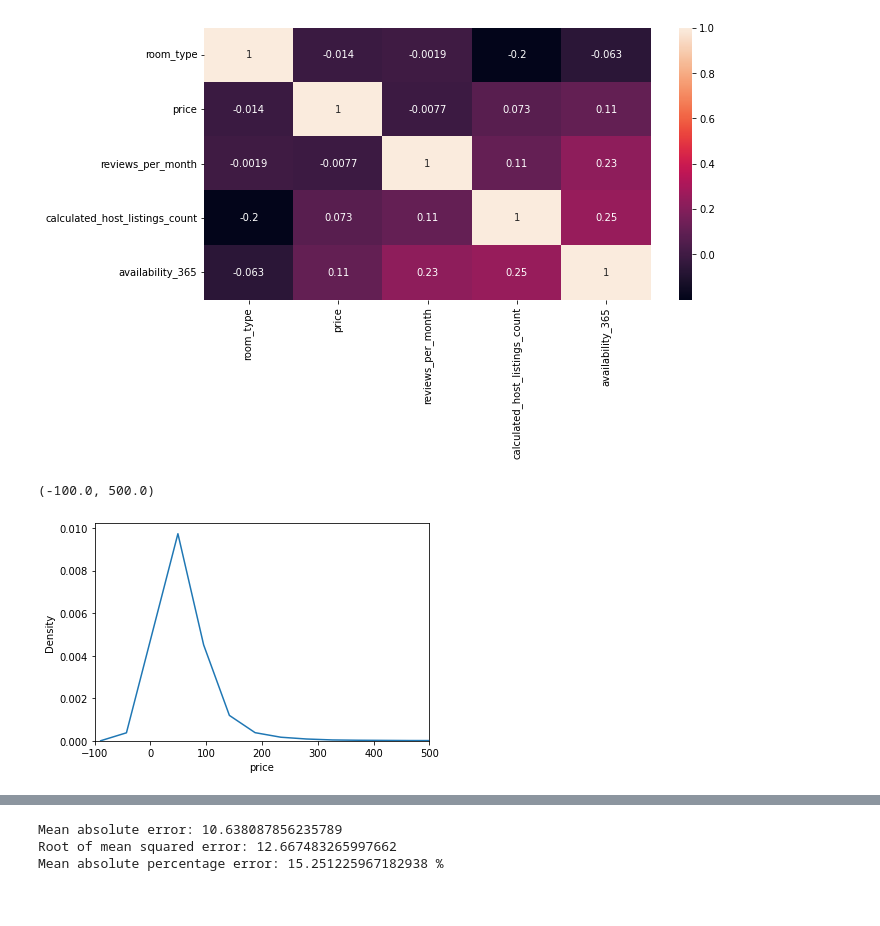
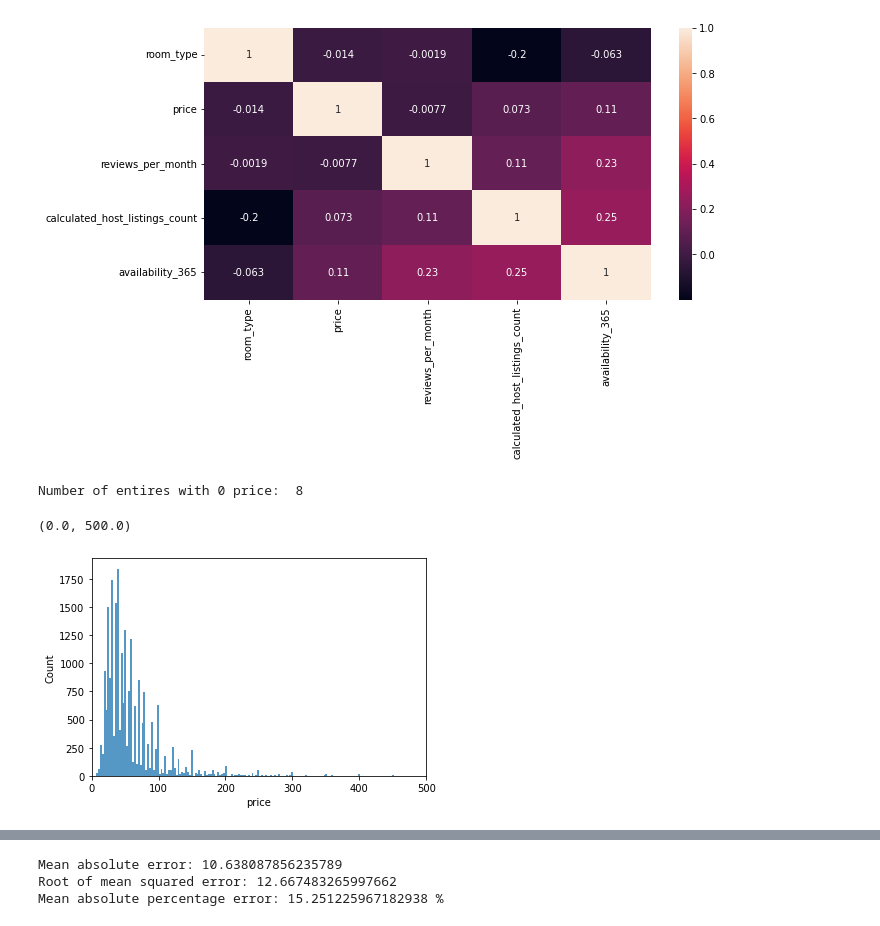
Before and after one commit to hbaghramyan/Airbnb-Berlin-Price-Prediction, a Jupyter notebook: berlin_bnb.ipynb, the cells around one changed output, grey strips where cells are left out. Cells and saved outputs as stored; diff of their text form; code cells hidden in the pictures.

```diff
--- a/berlin_bnb.ipynb
+++ b/berlin_bnb.ipynb
@@ -94,9 +94,16 @@ sns.heatmap(corrMatrix, annot=True)
 data = data.drop("room_type", axis = 1)
+# %%
+# Let's remove all 0 prices, since there are only 8 entries with 0 price
+print("Number of entires with 0 price: ", data[data.price == 0].shape[0])
+data = data.drop(data[data.price == 0].index)
+# %% [output]
+Number of entires with 0 price:  8
 # %%
-# Plotting price density plot to understand the distribution.
-sns.kdeplot(data['price'])
-plt.xlim(-100,500)
+# Plotting histogram to understand the distribution.
+# sns.kdeplot(data['price'])
+sns.histplot(data['price'])
+plt.xlim(-0,500)
 # plt.xscale('log')
 # %% [output]
-(-100.0, 500.0)
+(0.0, 500.0)
-[figure, old version]
+[figure, new version]
```
Also changed, not shown: parts of 16 cells of this notebook.
